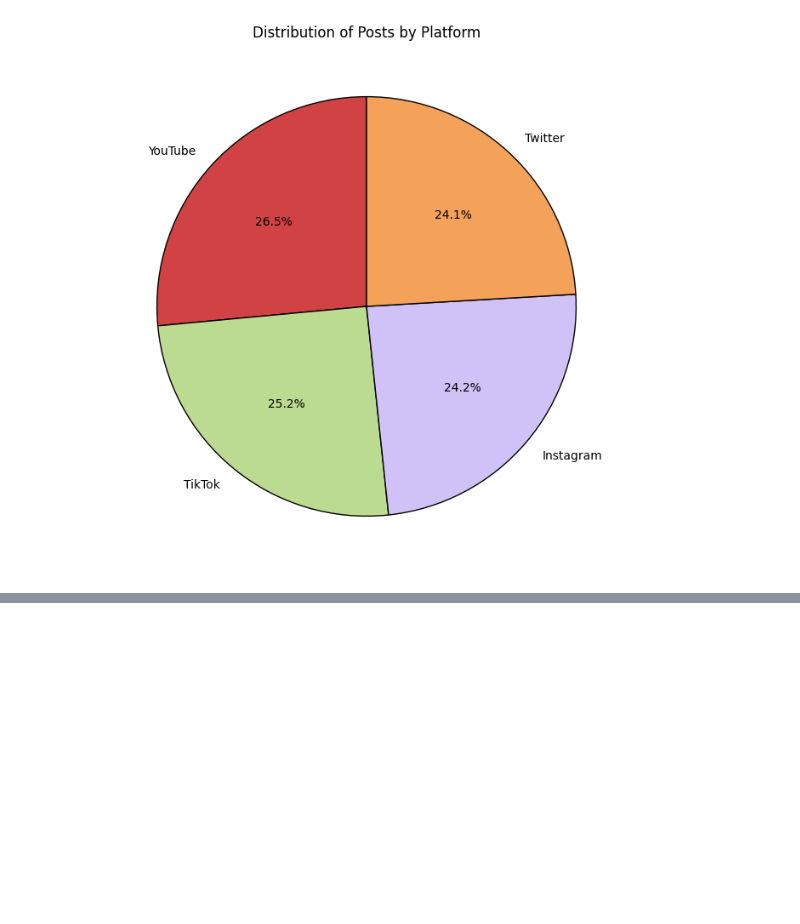
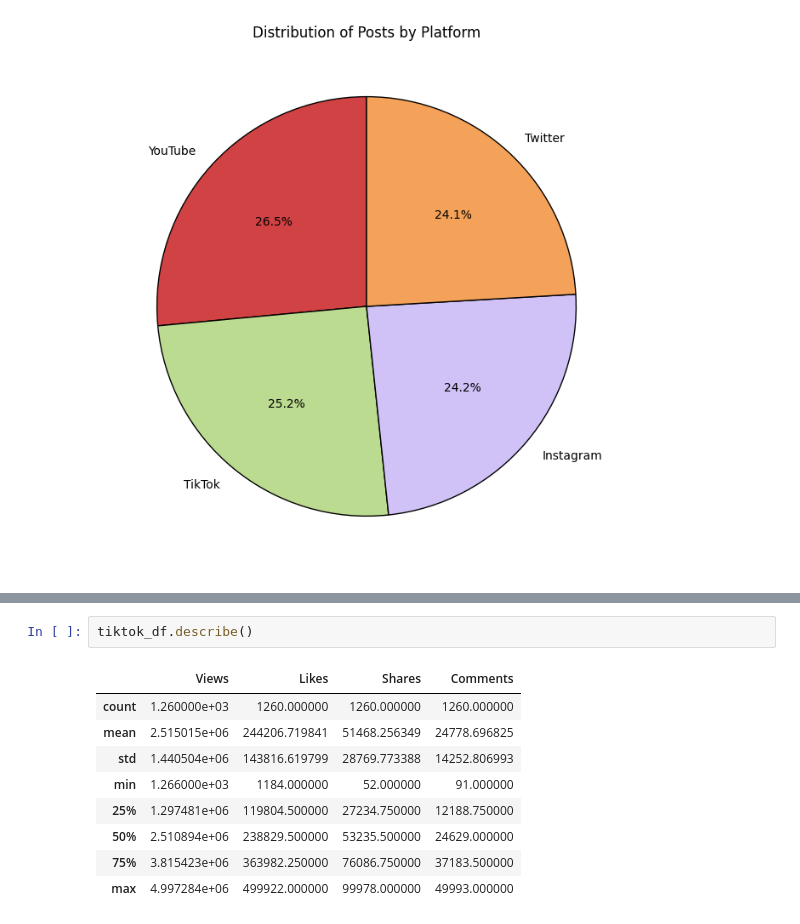
Before and after one commit to condategui/Social_Media_Trends_Engagement_Analysis, a Jupyter notebook: EDA/EDA.ipynb, the cells around one changed output, grey strips where cells are left out. Drawn from its saved outputs; the diff is of its cells as text; blank space fills up the shorter version.

```diff
--- a/EDA/EDA.ipynb
+++ b/EDA/EDA.ipynb
@@ -113,0 +139,12 @@ The palette list has fewer values (5) than needed (6) and will cycle, which may
+# %%
+tiktok_df.describe()
+# %% [output]
+|  | Views | Likes | Shares | Comments |
+| count | 1.260000e+03 | 1260.000000 | 1260.000000 | 1260.000000 |
+| mean | 2.515015e+06 | 244206.719841 | 51468.256349 | 24778.696825 |
+| std | 1.440504e+06 | 143816.619799 | 28769.773388 | 14252.806993 |
+| min | 1.266000e+03 | 1184.000000 | 52.000000 | 91.000000 |
+| 25% | 1.297481e+06 | 119804.500000 | 27234.750000 | 12188.750000 |
+| 50% | 2.510894e+06 | 238829.500000 | 53235.500000 | 24629.000000 |
+| 75% | 3.815423e+06 | 363982.250000 | 76086.750000 | 37183.500000 |
+| max | 4.997284e+06 | 499922.000000 | 99978.000000 | 49993.000000 |
```
Also changed, not shown: parts of 10 cells of this notebook, 19 other files.
